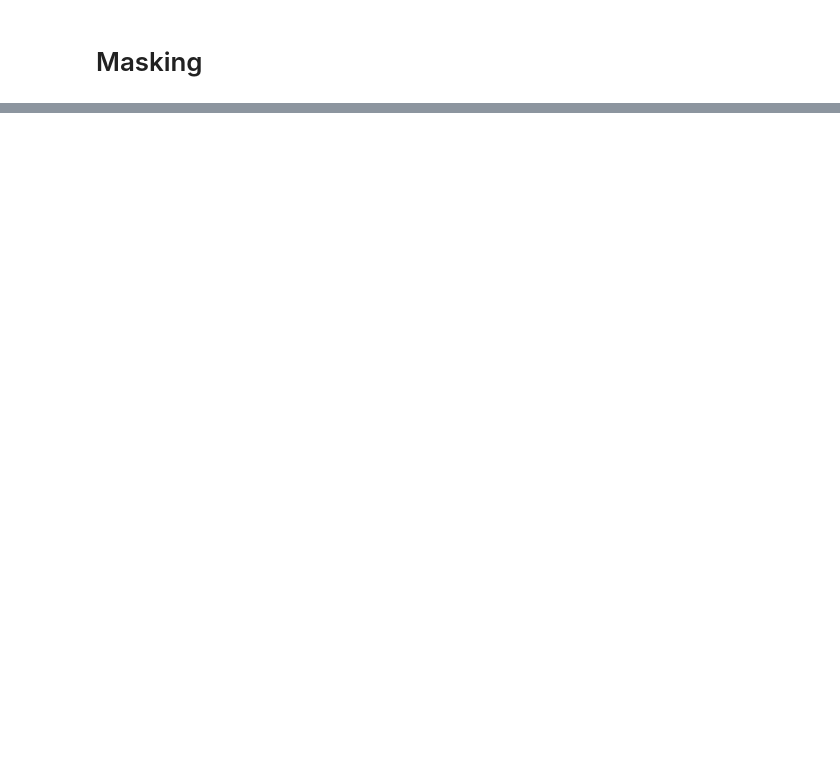
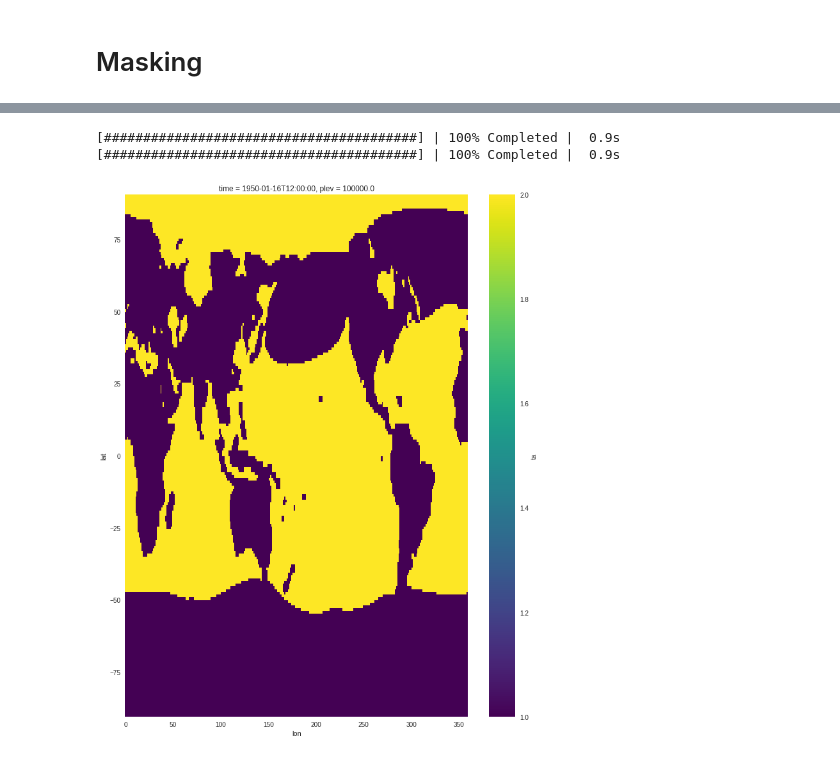
Before and after one commit to amilanir/all-python-docs, a Jupyter notebook: Scientific/xarray/08-masking.ipynb, the cells around one changed output, grey strips where cells are left out. Saved outputs shown, nothing was run; the diff lists cells and outputs as text; code cells hidden in the pictures; blank space fills up the shorter version.

```diff
--- a/Scientific/xarray/08-masking.ipynb
+++ b/Scientific/xarray/08-masking.ipynb
@@ -74,0 +74,10 @@ a.chunks
+# %%
+with ProgressBar():
+    mask_ocean = 2 * np.ones((ds.dims['lat'], ds.dims['lon'])) * np.isfinite(ds.ta.isel(time=0))
+    mask_land = 1 * np.ones((ds.dims['lat'], ds.dims['lon'])) * np.isnan(ds.ta.isel(time=0))
+    mask_array = mask_ocean + mask_land
+    mask_array.plot()
+# %% [output]
+[########################################] | 100% Completed |  0.9s
+[########################################] | 100% Completed |  0.9s
+[figure, added]
```
Also changed, not shown: parts of 19 cells of this notebook.
